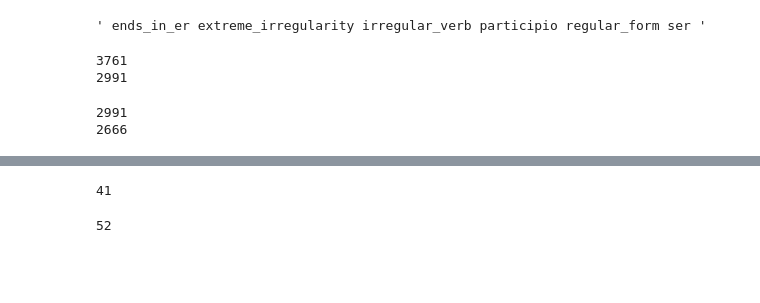
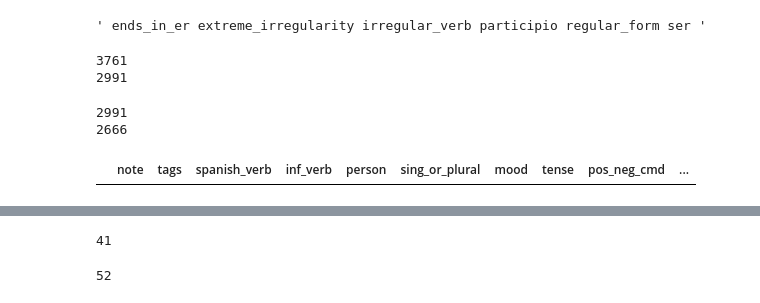
Before and after one commit to fairliereese/catalan_conjugation_deck, a Jupyter notebook: dev_sqtlite.ipynb, the cells around one changed output, grey strips where cells are left out. Saved outputs shown, nothing was run; the diff lists cells and outputs as text; code cells hidden in the pictures; blank space fills up the shorter version.

```diff
--- a/dev_sqtlite.ipynb
+++ b/dev_sqtlite.ipynb
@@ -138,0 +153,7 @@ for key, item in pos_neg_map.items():
+# %%
+df.loc[df.note.str.contains('esto')].tail()
+# df.loc[(df.mood=='M')&(df.pos_neg_cmd=='neg')].head()
+# df.loc[df.note.str.startswith('Mujer, por favor, no')].head()
+df.loc[(df.pos_neg_cmd=='neg')].head()
+# %% [output]
+|  | note | tags | spanish_verb | inf_verb | person | sing_or_plural | mood | tense | pos_neg_cmd | ... |
```
Also changed, not shown: parts of 12 cells of this notebook, 2 other files.
